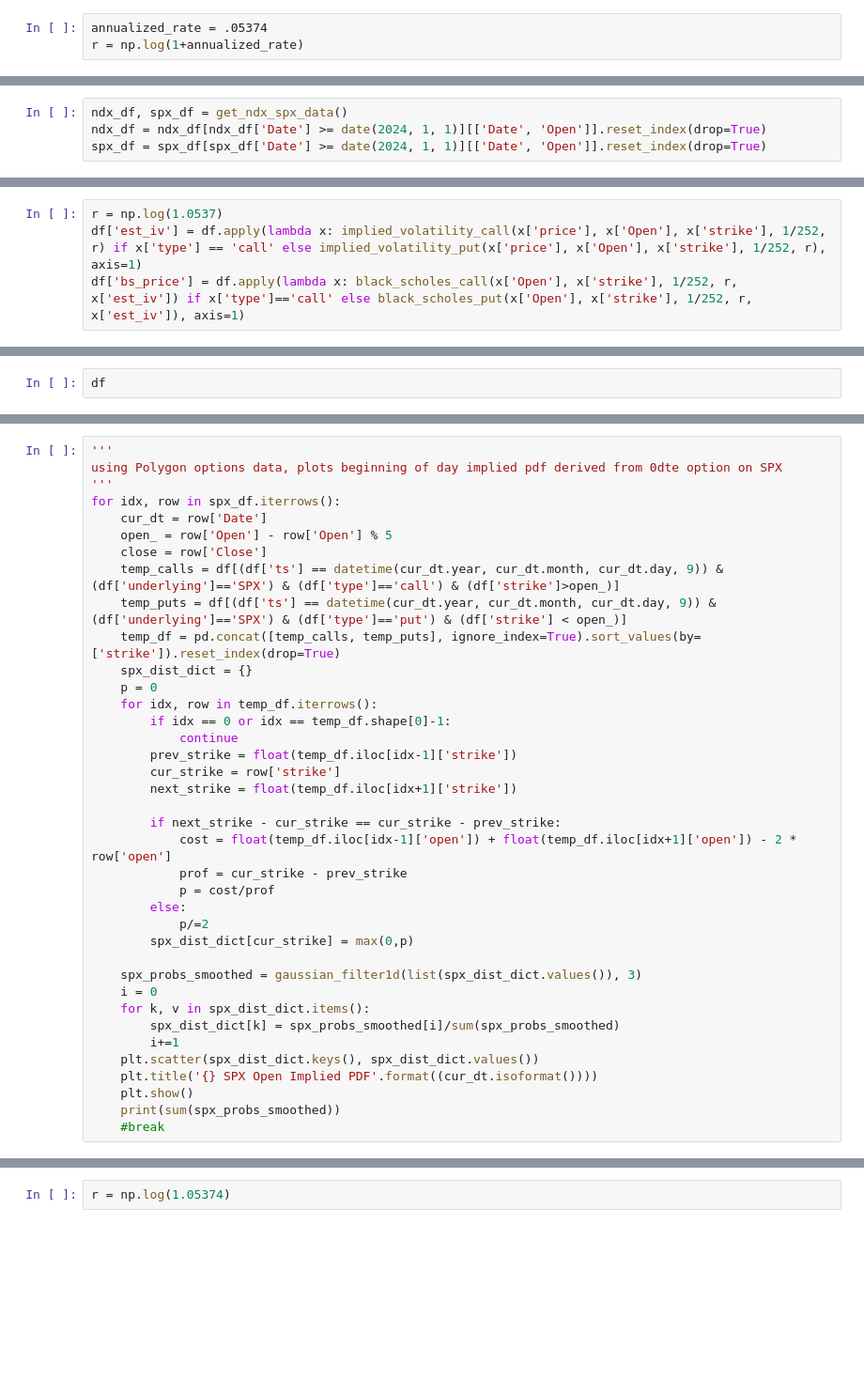
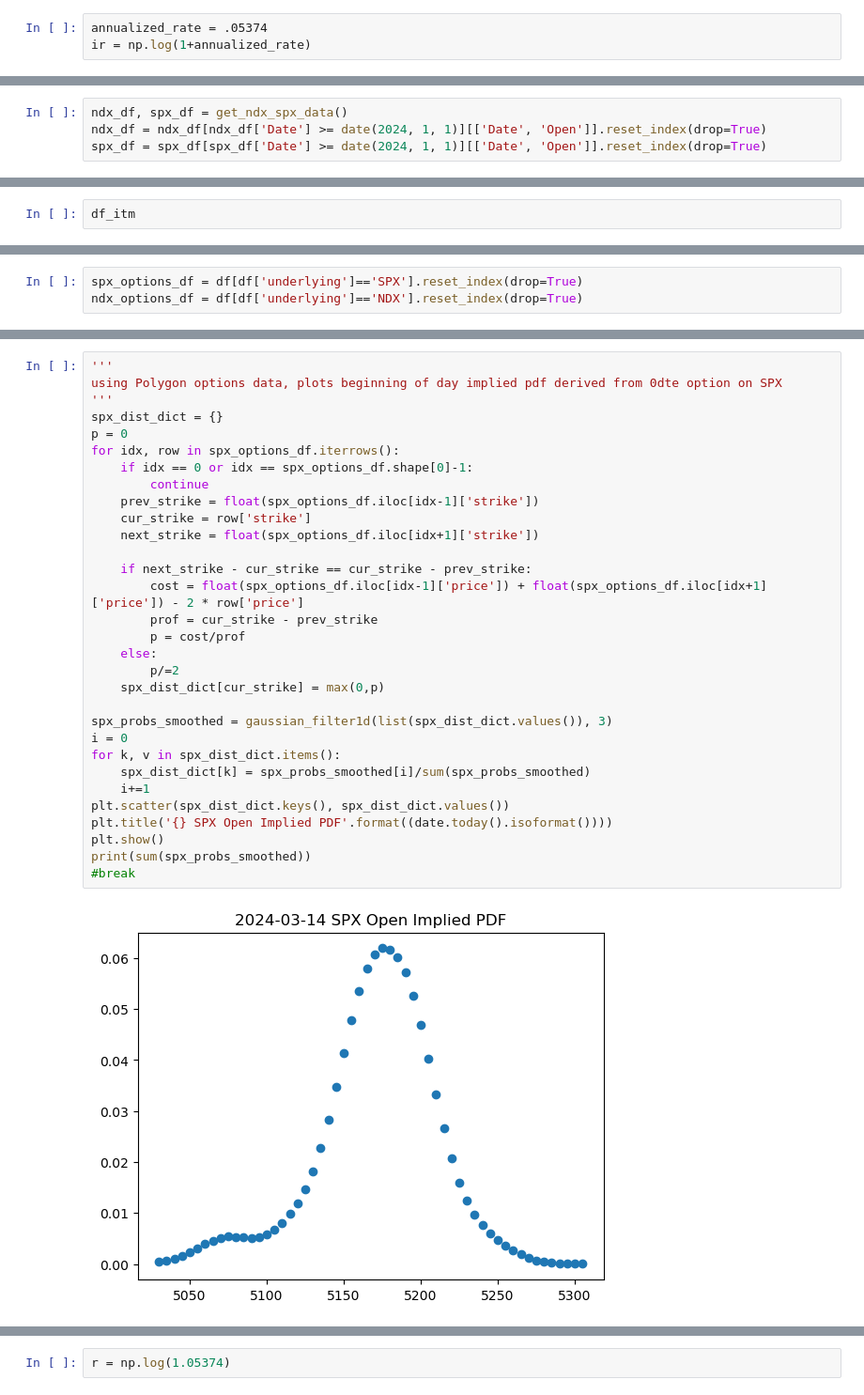
Before and after one commit to ijamil1/kalshi_mm, a Jupyter notebook: options_implied_pdf.ipynb, the cells around one changed output, grey strips where cells are left out. Shown at 94% size. Cells and saved outputs as stored; diff of their text form; blank space fills up the shorter version.

```diff
--- a/options_implied_pdf.ipynb
+++ b/options_implied_pdf.ipynb
@@ -14,7 +14,7 @@ from scipy.ndimage import gaussian_filter1d
 from scipy.interpolate import CubicSpline
 # %%
 annualized_rate = .05374
-r = np.log(1+annualized_rate)
+ir = np.log(1+annualized_rate)
 # %%
 cur_ndx_val = float(yf.Ticker('^NDX').history(period='1m').tail()['Close'])
 cur_spx_val = float(yf.Ticker('^SPX').history(period='1m').tail()['Close'])
@@ -495,5 +503,3 @@ TypeError: unsupported operand type(s) for +: 'dict' and 'float'
 # %%
-r = np.log(1.0537)
-df['est_iv'] = df.apply(lambda x: implied_volatility_call(x['price'], x['Open'], x['strike'], 1/252, r) if x['type'] == 'call' else implied_volatility_put(x['price'], x['Open'], x['strike'], 1/252, r), axis=1)
-df['bs_price'] = df.apply(lambda x: black_scholes_call(x['Open'], x['strike'], 1/252, r, x['est_iv']) if x['type']=='call' else black_scholes_put(x['Open'], x['strike'], 1/252, r, x['est_iv']), axis=1)
+df_itm
 # %% [output]
@@ -517,2 +611,3 @@ difference is equal to 1.088383972785989e-05
 # %%
-df
+spx_options_df = df[df['underlying']=='SPX'].reset_index(drop=True)
+ndx_options_df = df[df['underlying']=='NDX'].reset_index(drop=True)
@@ -633,38 +634,33 @@ spx_hourly['Datetime'] = spx_hourly.apply(lambda x: datetime(x['Datetime'].year,
 # %%
 '''
 using Polygon options data, plots beginning of day implied pdf derived from 0dte option on SPX
 '''
-for idx, row in spx_df.iterrows():
-    cur_dt = row['Date']
-    open_ = row['Open'] - row['Open'] % 5
-    close = row['Close']
-    temp_calls = df[(df['ts'] == datetime(cur_dt.year, cur_dt.month, cur_dt.day, 9)) & (df['underlying']=='SPX') & (df['type']=='call') & (df['strike']>open_)]
-    temp_puts = df[(df['ts'] == datetime(cur_dt.year, cur_dt.month, cur_dt.day, 9)) & (df['underlying']=='SPX') & (df['type']=='put') & (df['strike'] < open_)]
-    temp_df = pd.concat([temp_calls, temp_puts], ignore_index=True).sort_values(by=['strike']).reset_index(drop=True)
-    spx_dist_dict = {}
-    p = 0
-    for idx, row in temp_df.iterrows():
-        if idx == 0 or idx == temp_df.shape[0]-1:
-            continue
-        prev_strike = float(temp_df.iloc[idx-1]['strike'])
-        cur_strike = row['strike']
-        next_strike = float(temp_df.iloc[idx+1]['strike'])
+spx_dist_dict = {}
+p = 0
+for idx, row in spx_options_df.iterrows():
+    if idx == 0 or idx == spx_options_df.shape[0]-1:
+        continue
+    prev_strike = float(spx_options_df.iloc[idx-1]['strike'])
+    cur_strike = row['strike']
+    next_strike = float(spx_options_df.iloc[idx+1]['strike'])
 
-        if next_strike - cur_strike == cur_strike - prev_strike:
-            cost = float(temp_df.iloc[idx-1]['open']) + float(temp_df.iloc[idx+1]['open']) - 2 * row['open']
-            prof = cur_strike - prev_strike
-            p = cost/prof
-        else:
-            p/=2
-        spx_dist_dict[cur_strike] = max(0,p)
+    if next_strike - cur_strike == cur_strike - prev_strike:
+        cost = float(spx_options_df.iloc[idx-1]['price']) + float(spx_options_df.iloc[idx+1]['price']) - 2 * row['price']
+        prof = cur_strike - prev_strike
+        p = cost/prof
+    else:
+        p/=2
+    spx_dist_dict[cur_strike] = max(0,p)
 
-    spx_probs_smoothed = gaussian_filter1d(list(spx_dist_dict.values()), 3)
-    i = 0
-    for k, v in spx_dist_dict.items():
-        spx_dist_dict[k] = spx_probs_smoothed[i]/sum(spx_probs_smoothed)
-        i+=1
-    plt.scatter(spx_dist_dict.keys(), spx_dist_dict.values())
-    plt.title('{} SPX Open Implied PDF'.format((cur_dt.isoformat())))
-    plt.show()
-    print(sum(spx_probs_smoothed))
-    #break
+spx_probs_smoothed = gaussian_filter1d(list(spx_dist_dict.values()), 3)
+i = 0
+for k, v in spx_dist_dict.items():
+    spx_dist_dict[k] = spx_probs_smoothed[i]/sum(spx_probs_smoothed)
+    i+=1
+plt.scatter(spx_dist_dict.keys(), spx_dist_dict.values())
+plt.title('{} SPX Open Implied PDF'.format((date.today().isoformat())))
+plt.show()
+print(sum(spx_probs_smoothed))
+#break
+# %% [output]
+[figure, added]
```
Also changed, not shown: parts of 34 cells of this notebook.
